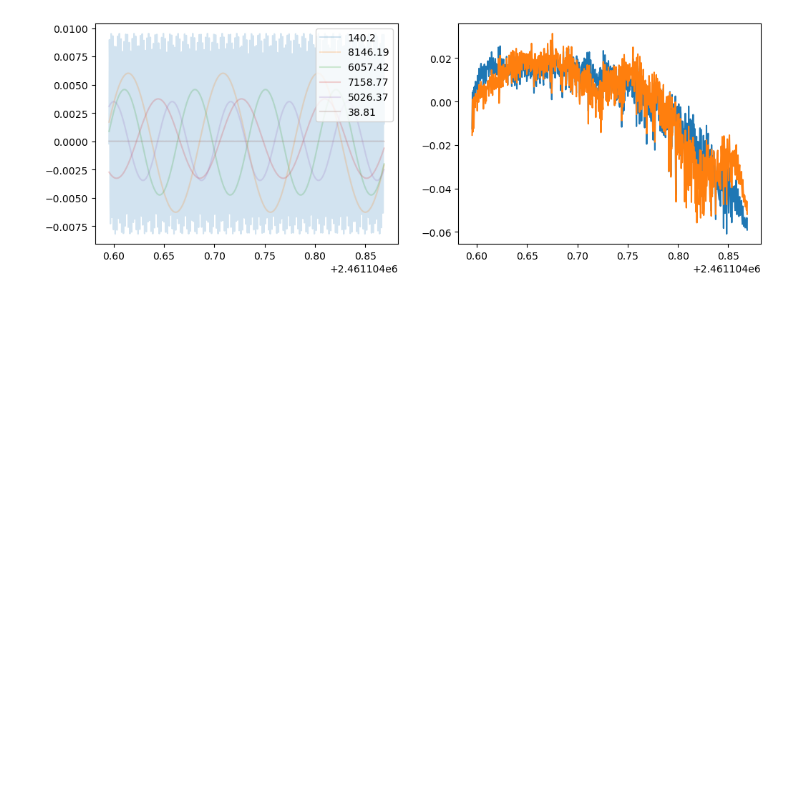
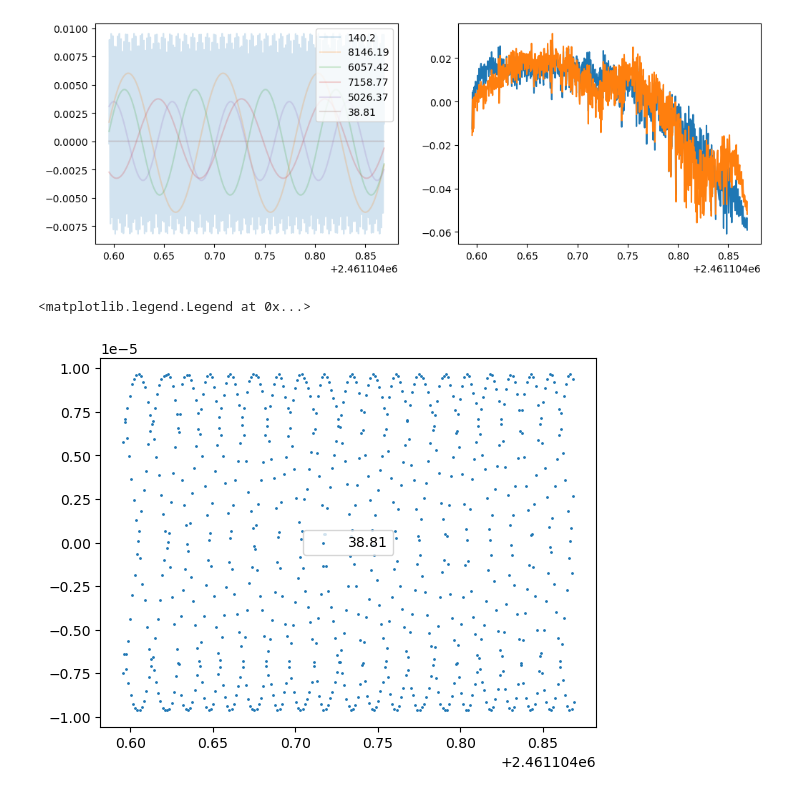
Before and after one commit to thomasnguyen21/astr302_pulsating_star, a Jupyter notebook: photometry.ipynb, the cells around one changed output. Cells and saved outputs as stored; diff of their text form; code cells hidden in the pictures; blank space fills up the shorter version.

```diff
--- a/photometry.ipynb
+++ b/photometry.ipynb
@@ -416,3 +419,11 @@ ax5[1].plot(HJD_arr, new_fluxes[4])
    38.81050101]
 [<matplotlib.lines.Line2D at 0x...>]
 [figure]
+# %%
+#plt.plot(HJD_arr, lomb_scargle_func(np.array(HJD_arr), *popts[1]), label=round(86400/popts[1][0],2))
+#plt.plot(HJD_arr, lomb_scargle_func(np.array(HJD_arr), *popts[2]), label=round(86400/popts[2][0],2))
+plt.scatter(HJD_arr, lomb_scargle_func(np.array(HJD_arr), *popts[5]), s=1, label=round(86400/popts[5][0],2))
+plt.legend()
+# %% [output]
+<matplotlib.legend.Legend at 0x...>
+[figure, added]
```
Also changed, not shown: parts of 2 cells of this notebook.
